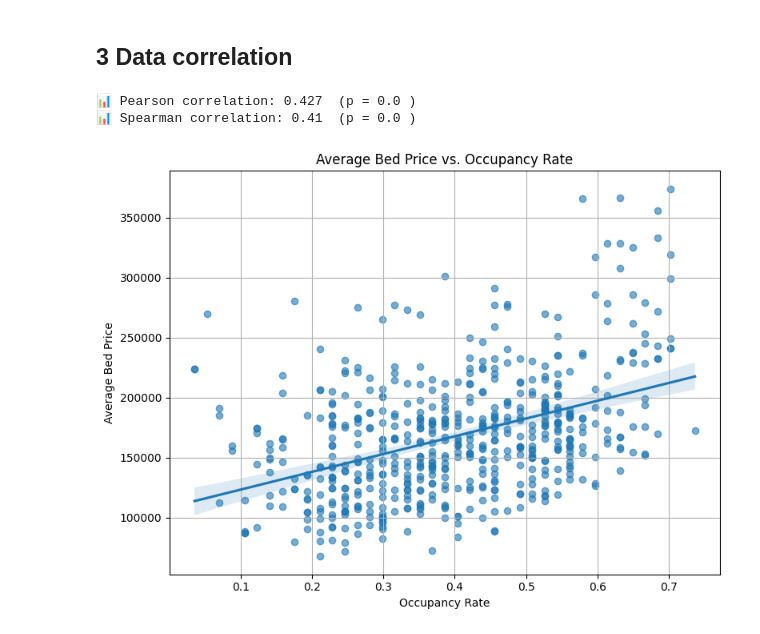
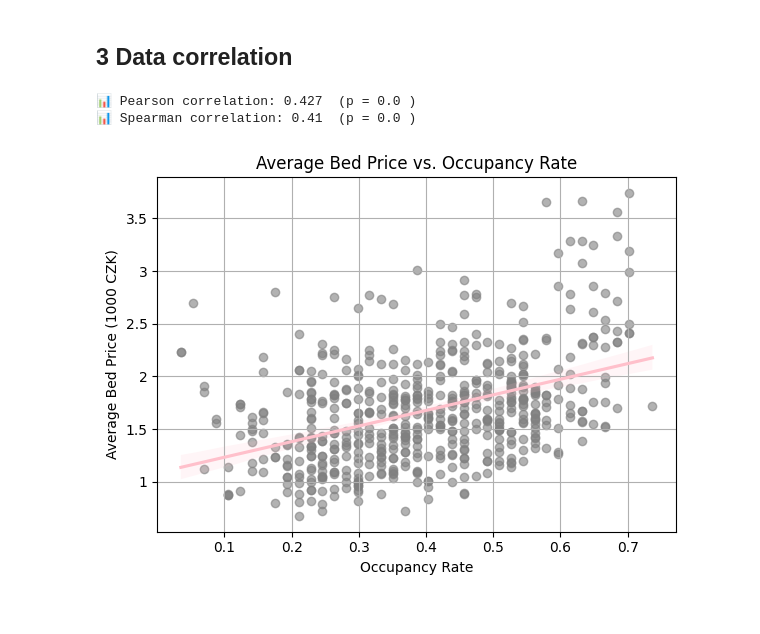
Before and after one commit to jednorukypilot/thesis, a Jupyter notebook: python/data.ipynb, the cells around one changed output. Cells and saved outputs as stored; diff of their text form; code cells hidden in the pictures.

```diff
--- a/python/data.ipynb
+++ b/python/data.ipynb
@@ -154,27 +154,35 @@ plt.show()
 # %%
 import pandas as pd
 import matplotlib.pyplot as plt
+from matplotlib.ticker import FuncFormatter
 import seaborn as sns
 from scipy.stats import pearsonr, spearmanr
 
 daily_df = pd.read_csv('data/daily_aggregated_data.csv', parse_dates=['stay_date'])
 
 # Calculate Pearson and Spearman correlations
 pearson_corr, pearson_p = pearsonr(daily_df['occupancy_rate'], daily_df['avg_bed_rate'])
 spearman_corr, spearman_p = spearmanr(daily_df['occupancy_rate'], daily_df['avg_bed_rate'])
 print("📊 Pearson correlation:", round(pearson_corr, 3), " (p =", round(pearson_p, 4), ")")
 print("📊 Spearman correlation:", round(spearman_corr, 3), " (p =", round(spearman_p, 4), ")")
 
 # === Plotting ===
-plt.figure(figsize=(8, 6))
-sns.regplot(x='occupancy_rate', y='avg_bed_rate', data=daily_df, scatter_kws={'alpha': 0.6})
+plt.figure(figsize=(6, 4.5))
+ax = sns.regplot(
+    x='occupancy_rate',
+    y='avg_bed_rate',
+    data=daily_df,
+    scatter_kws={'alpha': 0.6, 'color': 'gray'},
+    line_kws={'color': 'pink'}
+)
+ax.yaxis.set_major_formatter(FuncFormatter(lambda y, _: f'{y / 100000:g}'))
 plt.title('Average Bed Price vs. Occupancy Rate')
 plt.xlabel('Occupancy Rate')
-plt.ylabel('Average Bed Price')
+plt.ylabel('Average Bed Price (1000 CZK)')
 plt.grid(True)
 plt.tight_layout()
 plt.show()
 # %% [output]
 📊 Pearson correlation: 0.427  (p = 0.0 )
 📊 Spearman correlation: 0.41  (p = 0.0 )
-[figure, old version]
+[figure, new version]
```
Also changed, not shown: 4 other files.
